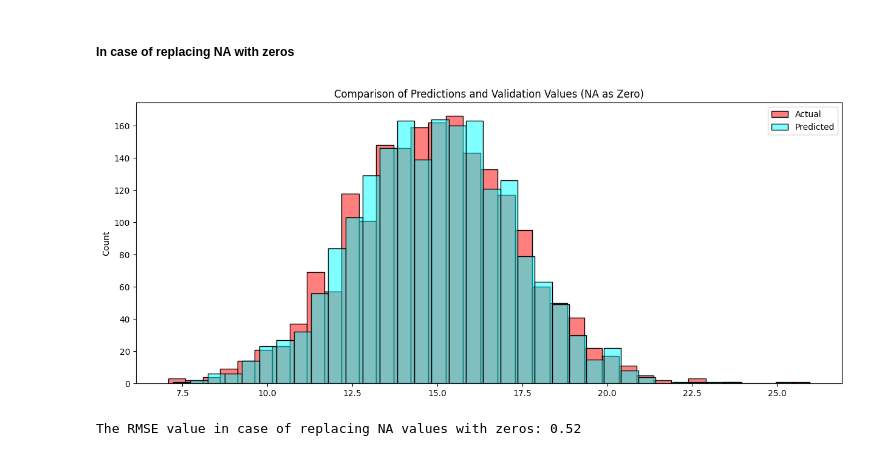
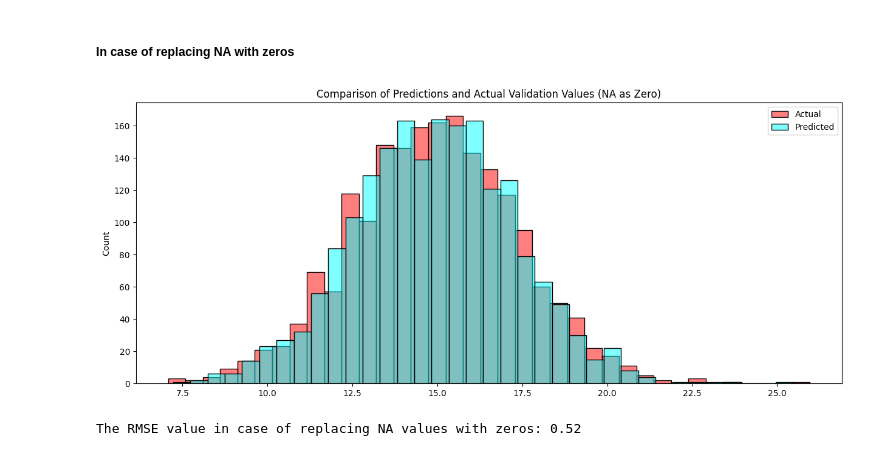
Before and after one commit to ArkadiyShuvaev/machine-learning-zoomcamp, a Jupyter notebook: src/02-regression/02-hw.ipynb, the cells around one changed output. Saved outputs shown, nothing was run; the diff lists cells and outputs as text; code cells hidden in the pictures.

```diff
--- a/src/02-regression/02-hw.ipynb
+++ b/src/02-regression/02-hw.ipynb
@@ -466,11 +466,11 @@ def get_rmse(y_actual, y_prediction) -> float:
 # %%
 y_pred_validation_dataset_for_zeros_as_na = w0_for_zeros_as_na + X_validation_with_zeros.dot(weights_for_zeros_as_na)
 # %%
-title = "Comparison of Predictions and Validation Values (NA as Zero)"
+title = "Comparison of Predictions and Actual Validation Values (NA as Zero)"
 
 create_diagram(y_validation_with_zeros, y_pred_validation_dataset_for_zeros_as_na, title)
 # %% [output]
-[figure, old version]
+[figure, new version]
 # %%
 rmse = get_rmse(y_validation_with_zeros, y_pred_validation_dataset_for_zeros_as_na)
 print(f"The RMSE value in case of replacing NA values with zeros: {round(rmse, 2)}")
```
Also changed, not shown: parts of 3 cells of this notebook.
